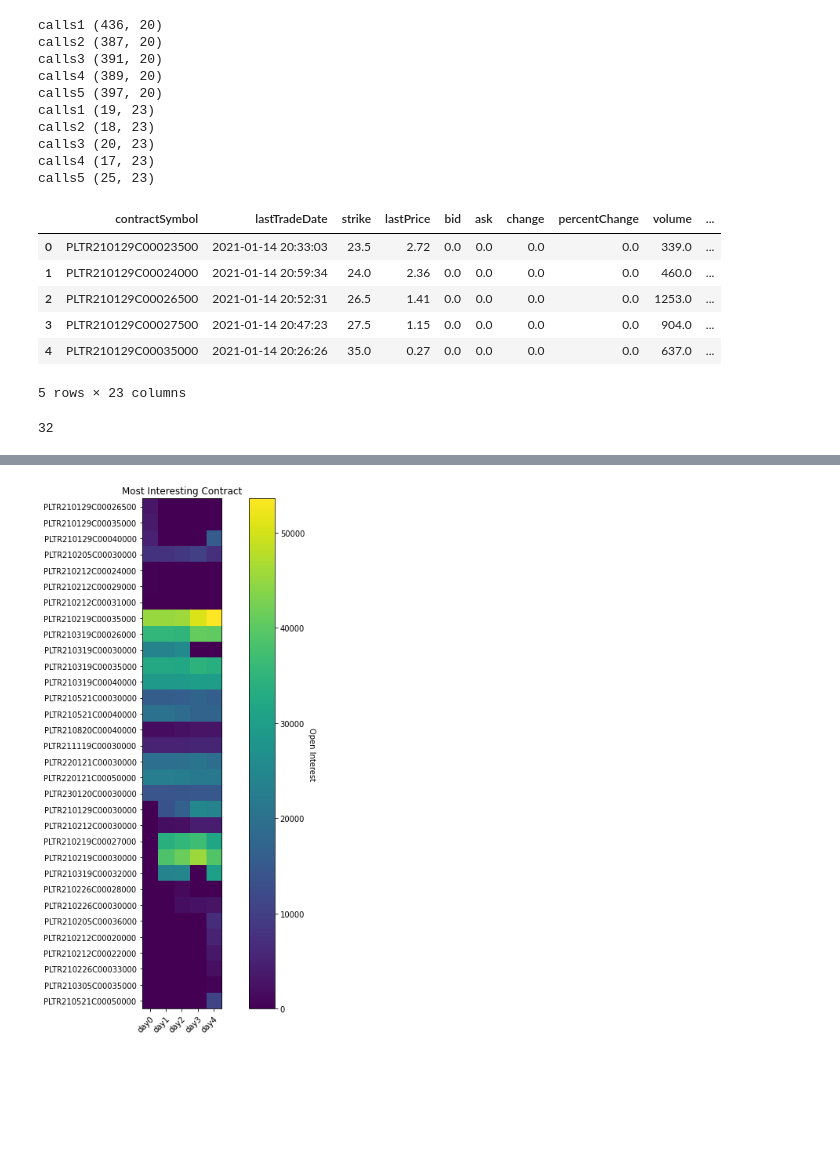
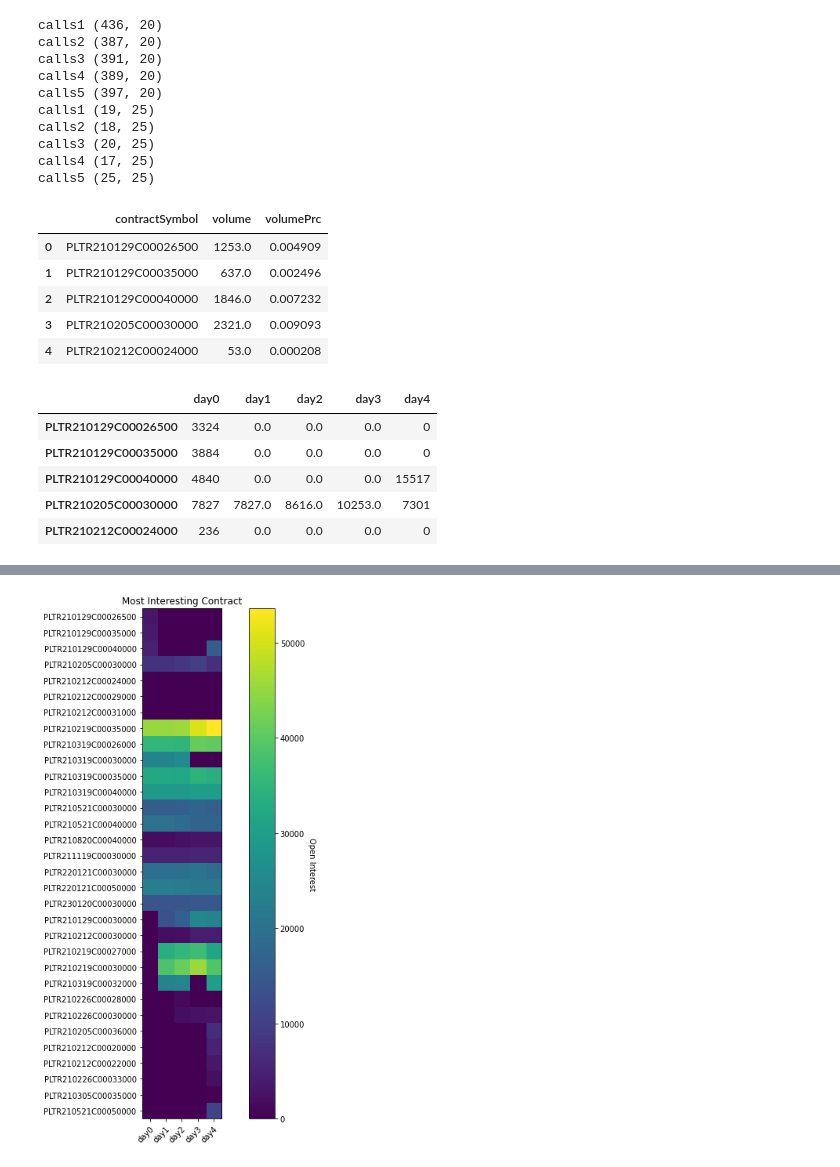
Before and after one commit to ooddaa/tradingAlgos, a Jupyter notebook: plots/heatmap.ipynb, the cells around one changed output, grey strips where cells are left out. Cells and saved outputs as stored; diff of their text form; code cells hidden in the pictures; blank space fills up the shorter version.

Commit message:
live option chain from ib ok

```diff
--- a/plots/heatmap.ipynb
+++ b/plots/heatmap.ipynb
@@ -61,11 +46,11 @@ print('calls5', calls5.shape)
 
 # filter for interesting options
 calls1, calls2, calls3, calls4, calls5 = (
-    interesting_options(calls1, time_horizon='max', z_score_let=2, rmold=True),
-    interesting_options(calls2, time_horizon='max', z_score_let=2, rmold=True),
-    interesting_options(calls3, time_horizon='max', z_score_let=2, rmold=True),
-    interesting_options(calls4, time_horizon='max', z_score_let=2, rmold=True),
-    interesting_options(calls5, time_horizon='max', z_score_let=2, rmold=True),
+    filter_option_chain(calls1, time_horizon='max', z_score_let=2, rmold=True),
+    filter_option_chain(calls2, time_horizon='max', z_score_let=2, rmold=True),
+    filter_option_chain(calls3, time_horizon='max', z_score_let=2, rmold=True),
+    filter_option_chain(calls4, time_horizon='max', z_score_let=2, rmold=True),
+    filter_option_chain(calls5, time_horizon='max', z_score_let=2, rmold=True),
 
 )
 # calls1.loc[calls1['exp'] < date.today()]
@@ -80,18 +65,17 @@ calls2 (387, 20)
 calls3 (391, 20)
 calls4 (389, 20)
 calls5 (397, 20)
-calls1 (19, 23)
-calls2 (18, 23)
-calls3 (20, 23)
-calls4 (17, 23)
-calls5 (25, 23)
+calls1 (19, 25)
+calls2 (18, 25)
+calls3 (20, 25)
+calls4 (17, 25)
+calls5 (25, 25)
 # %%
-calls1.head()
+calls1[['contractSymbol', 'volume','volumePrc']].head()
 # %% [output]
-|  | contractSymbol | lastTradeDate | strike | lastPrice | bid | ask | change | percentChange | volume | ... |
-| 0 | PLTR210129C00023500 | 2021-01-14 20:33:03 | 23.5 | 2.72 | 0.0 | 0.0 | 0.0 | 0.0 | 339.0 | ... |
-| 1 | PLTR210129C00024000 | 2021-01-14 20:59:34 | 24.0 | 2.36 | 0.0 | 0.0 | 0.0 | 0.0 | 460.0 | ... |
-| 2 | PLTR210129C00026500 | 2021-01-14 20:52:31 | 26.5 | 1.41 | 0.0 | 0.0 | 0.0 | 0.0 | 1253.0 | ... |
-| 3 | PLTR210129C00027500 | 2021-01-14 20:47:23 | 27.5 | 1.15 | 0.0 | 0.0 | 0.0 | 0.0 | 904.0 | ... |
-| 4 | PLTR210129C00035000 | 2021-01-14 20:26:26 | 35.0 | 0.27 | 0.0 | 0.0 | 0.0 | 0.0 | 637.0 | ... |
+|  | contractSymbol | volume | volumePrc |
+| 0 | PLTR210129C00026500 | 1253.0 | 0.004909 |
+| 1 | PLTR210129C00035000 | 637.0 | 0.002496 |
+| 2 | PLTR210129C00040000 | 1846.0 | 0.007232 |
+| 3 | PLTR210205C00030000 | 2321.0 | 0.009093 |
+| 4 | PLTR210212C00024000 | 53.0 | 0.000208 |
-5 rows × 23 columns
@@ -119,5 +82,15 @@ def concat_dfs(dfs, byindex=False, keycol='contractSymbol', valcol='openInterest
 # %%
-dfs = concat_dfs([calls1, calls2, calls3, calls4, calls5])
-len(dfs.index)
+dfs = concat_dfs([calls1,
+                  calls2,
+                  calls3,
+                  calls4,
+                  calls5])
+# len(dfs.index)
+dfs.head()
 # %% [output]
-32
+|  | day0 | day1 | day2 | day3 | day4 |
+| PLTR210129C00026500 | 3324 | 0.0 | 0.0 | 0.0 | 0 |
+| PLTR210129C00035000 | 3884 | 0.0 | 0.0 | 0.0 | 0 |
+| PLTR210129C00040000 | 4840 | 0.0 | 0.0 | 0.0 | 15517 |
+| PLTR210205C00030000 | 7827 | 7827.0 | 8616.0 | 10253.0 | 7301 |
+| PLTR210212C00024000 | 236 | 0.0 | 0.0 | 0.0 | 0 |
```
Also changed, not shown: parts of 9 cells of this notebook, 11 other files.
